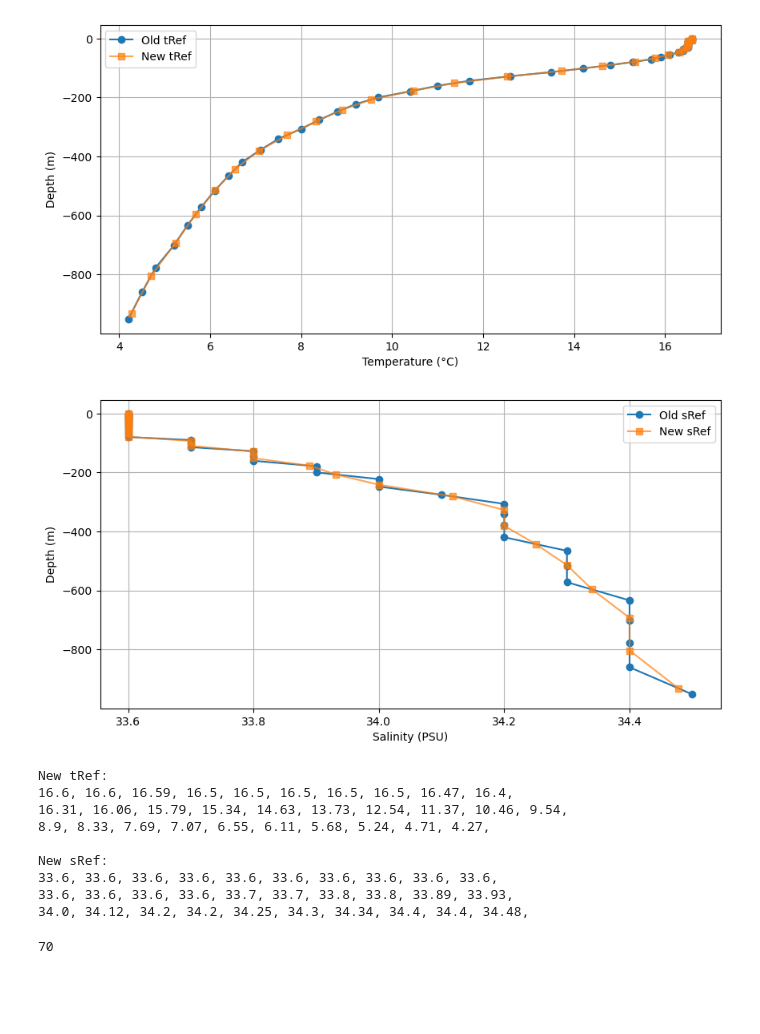
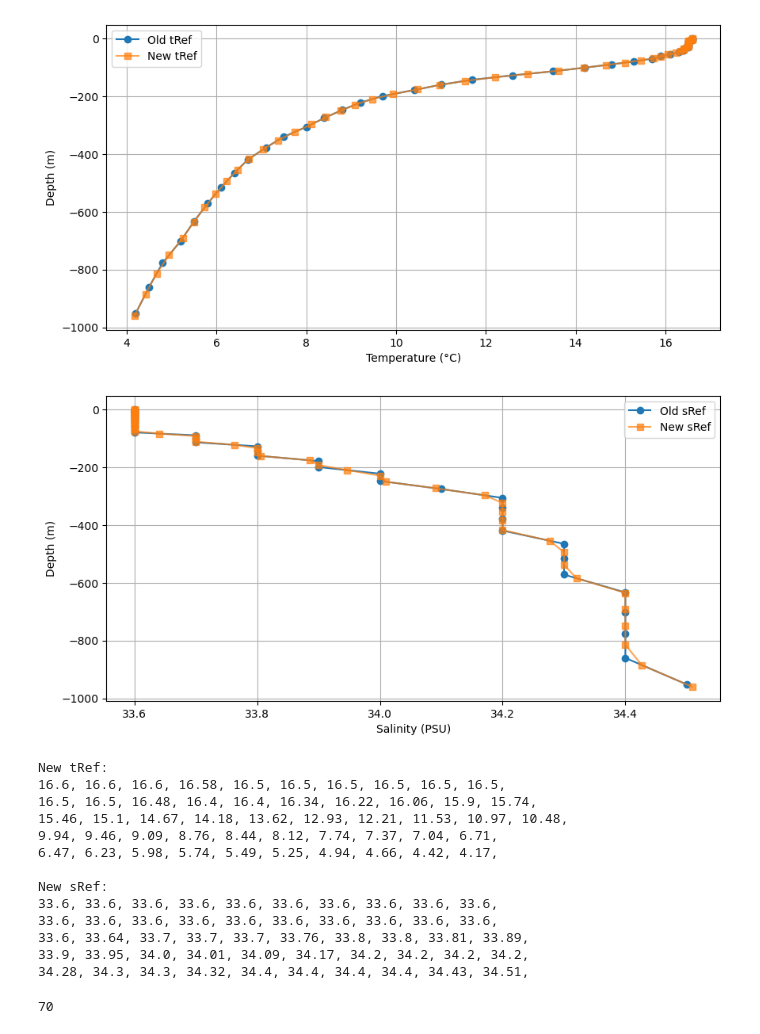
Before and after one commit to Estebanovich/BayIW_Rectan, a Jupyter notebook: input/make_T_S_ref.ipynb, the cells around one changed output. Drawn from its saved outputs; the diff is of its cells as text; code cells hidden in the pictures; blank space fills up the shorter version.

```diff
--- a/input/make_T_S_ref.ipynb
+++ b/input/make_T_S_ref.ipynb
@@ -29,10 +29,13 @@ R_old_faces[1:] = np.cumsum(delR_old)
 RC_old = (R_old_faces[:-1] + R_old_faces[1:]) / 2  # Cell centers
 
 # New delR configuration
-delR_new = np.array([2.0, 2.3, 2.7, 3.1, 3.6, 4.1, 4.8, 5.6, 6.4,
-                    7.4, 8.6, 10.0, 11.5, 13.3, 15.4, 17.8, 20.6,
-                    23.9, 27.6, 32.0, 37.0, 42.8, 49.5, 57.3, 66.3,
-                    76.7, 88.8, 102.7, 118.8, 137.4,])
+delR_new = np.array([1.5, 1.6, 1.8, 1.9, 2.1, 2.2, 2.4, 2.6, 2.9,
+                    3.1, 3.4, 3.7, 4.0, 4.3, 4.7, 5.1, 5.5,
+                    5.9, 6.4, 7.0, 7.6, 8.2, 8.9, 9.7, 10.5,
+                    11.3, 12.3, 13.3, 14.5, 15.7, 17.0, 18.4, 20.0,
+                    21.7, 23.5, 25.5, 27.6, 30.0, 32.5, 35.2, 38.2,
+                    41.4, 44.9, 48.7, 52.8, 57.3, 62.1, 67.2, 72.9,
+                    79.0])
 
 # Compute new depth levels
 R_new_faces = np.zeros(len(delR_new) + 1)
@@ -51,44 +54,48 @@ plt.figure(figsize=(10, 5))
 plt.plot(tRef_old, -RC_old, "o-", label="Old tRef")
 plt.plot(tRef_new, -RC_new, "s-", label="New tRef", alpha=0.7)
 plt.xlabel("Temperature (°C)")
 plt.ylabel("Depth (m)")
 plt.legend()
 plt.grid()
 plt.show()
 
 plt.figure(figsize=(10, 5))
 plt.plot(sRef_old, -RC_old, "o-", label="Old sRef")
 plt.plot(sRef_new, -RC_new, "s-", label="New sRef", alpha=0.7)
 plt.xlabel("Salinity (PSU)")
 plt.ylabel("Depth (m)")
 plt.legend()
 plt.grid()
 plt.show()
 
 # Print new reference profiles for MITgcm
 print("\nNew tRef:")
 for i, t in enumerate(np.round(tRef_new, 2)):
     print(f"{t},", end=" ")
     if (i + 1) % 10 == 0:
         print("")
 
 print("\nNew sRef:")
 for i, s in enumerate(np.round(sRef_new, 2)):
     print(f"{s},", end=" ")
     if (i + 1) % 10 == 0:
         print("")
 # %% [output]
-[figure, old version]
+[figure, new version]
-[figure, old version]
+[figure, new version]
 New tRef:
-16.6, 16.6, 16.59, 16.5, 16.5, 16.5, 16.5, 16.5, 16.47, 16.4,
-16.31, 16.06, 15.79, 15.34, 14.63, 13.73, 12.54, 11.37, 10.46, 9.54,
-8.9, 8.33, 7.69, 7.07, 6.55, 6.11, 5.68, 5.24, 4.71, 4.27,
+16.6, 16.6, 16.6, 16.58, 16.5, 16.5, 16.5, 16.5, 16.5, 16.5,
+16.5, 16.5, 16.48, 16.4, 16.4, 16.34, 16.22, 16.06, 15.9, 15.74,
+15.46, 15.1, 14.67, 14.18, 13.62, 12.93, 12.21, 11.53, 10.97, 10.48,
+9.94, 9.46, 9.09, 8.76, 8.44, 8.12, 7.74, 7.37, 7.04, 6.71,
+6.47, 6.23, 5.98, 5.74, 5.49, 5.25, 4.94, 4.66, 4.42, 4.17,
 
 New sRef:
 33.6, 33.6, 33.6, 33.6, 33.6, 33.6, 33.6, 33.6, 33.6, 33.6,
-33.6, 33.6, 33.6, 33.6, 33.7, 33.7, 33.8, 33.8, 33.89, 33.93,
-34.0, 34.12, 34.2, 34.2, 34.25, 34.3, 34.34, 34.4, 34.4, 34.48,
+33.6, 33.6, 33.6, 33.6, 33.6, 33.6, 33.6, 33.6, 33.6, 33.6,
+33.6, 33.64, 33.7, 33.7, 33.7, 33.76, 33.8, 33.8, 33.81, 33.89,
+33.9, 33.95, 34.0, 34.01, 34.09, 34.17, 34.2, 34.2, 34.2, 34.2,
+34.28, 34.3, 34.3, 34.32, 34.4, 34.4, 34.4, 34.4, 34.43, 34.51,
 # %%
 len([16.6, 16.6, 16.6, 16.6, 16.6, 16.56, 16.51, 16.5, 16.5, 16.5,
 16.5, 16.5, 16.5, 16.5, 16.5, 16.5, 16.5, 16.5, 16.45, 16.4,
```
Also changed, not shown: 8 other files.
